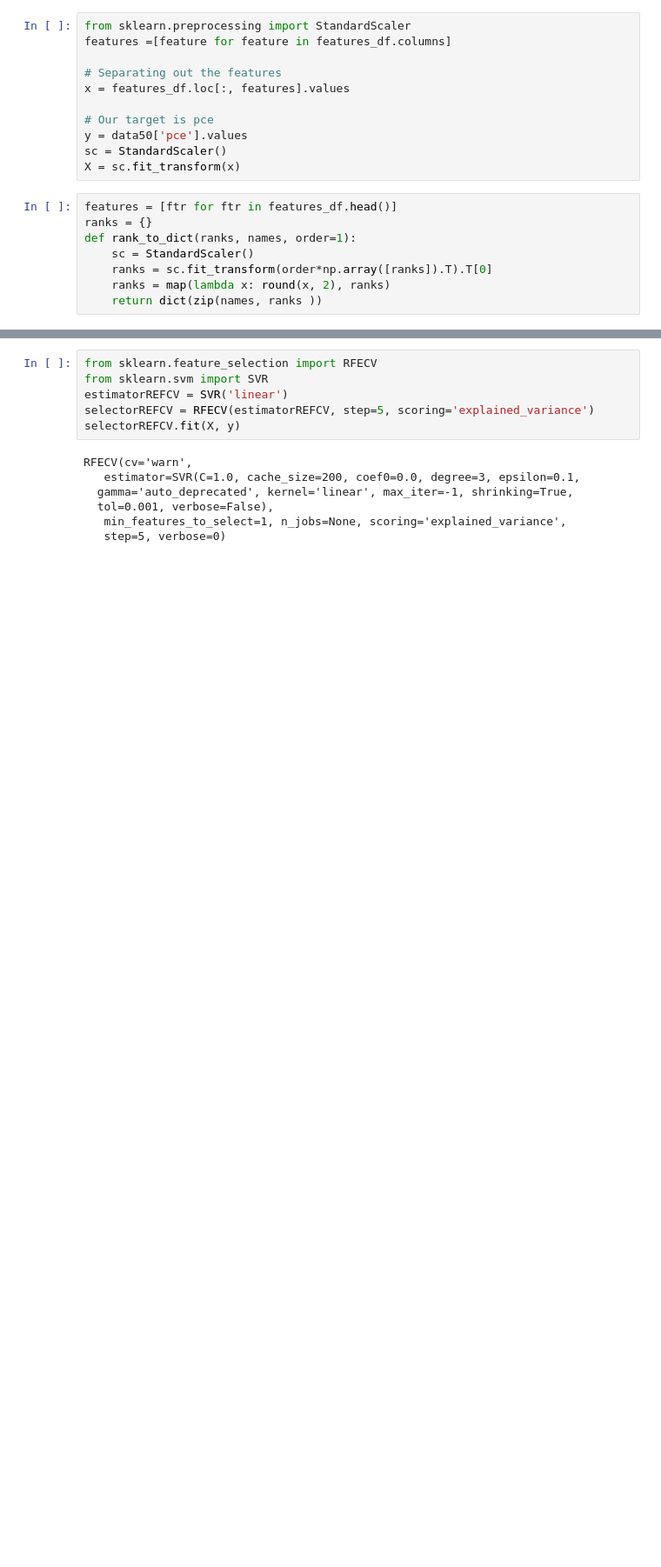
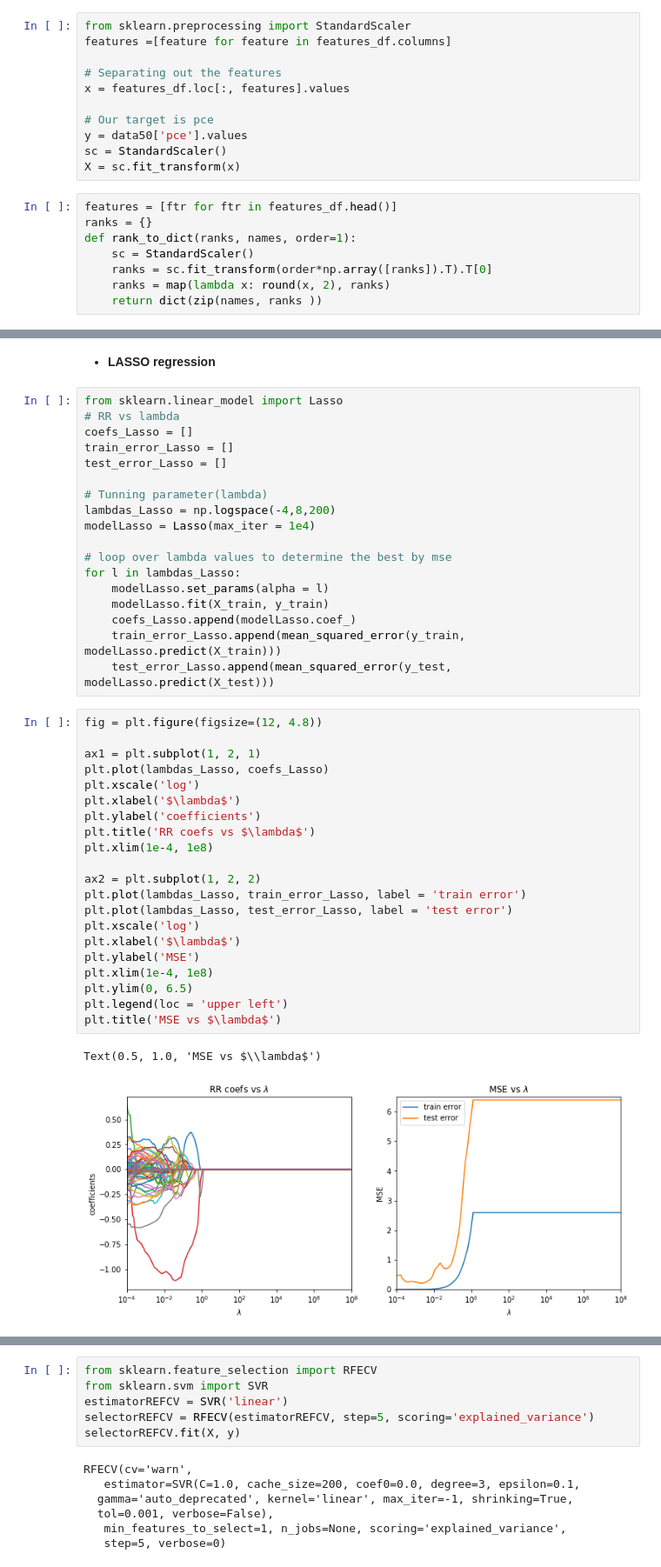
Before and after one commit to sjluozho/PV-Cell, a Jupyter notebook: PV-Cell/Data Cleaning/SelectFeatures.ipynb, the cells around one changed output, grey strips where cells are left out. Shown: that part at 87% size. Saved outputs shown, nothing was run; the diff lists cells and outputs as text; blank space fills up the shorter version.

Commit message:
Organized the structure of notebook. Added Kfold-validation, Lasso, REFCV, RandomForest.

```diff
--- a/PV-Cell/Data Cleaning/SelectFeatures.ipynb
+++ b/PV-Cell/Data Cleaning/SelectFeatures.ipynb
@@ -127,0 +198,44 @@ def rank_to_dict(ranks, names, order=1):
+# %% [markdown]
+* **LASSO regression**
+# %%
+from sklearn.linear_model import Lasso
+# RR vs lambda
+coefs_Lasso = []
+train_error_Lasso = []
+test_error_Lasso = []
+
+# Tunning parameter(lambda)
+lambdas_Lasso = np.logspace(-4,8,200)
+modelLasso = Lasso(max_iter = 1e4)
+
+# loop over lambda values to determine the best by mse
+for l in lambdas_Lasso:
+    modelLasso.set_params(alpha = l)
+    modelLasso.fit(X_train, y_train)
+    coefs_Lasso.append(modelLasso.coef_)
+    train_error_Lasso.append(mean_squared_error(y_train, modelLasso.predict(X_train)))
+    test_error_Lasso.append(mean_squared_error(y_test, modelLasso.predict(X_test)))
+# %%
+fig = plt.figure(figsize=(12, 4.8))
+
+ax1 = plt.subplot(1, 2, 1)
+plt.plot(lambdas_Lasso, coefs_Lasso)
+plt.xscale('log')
+plt.xlabel('$\lambda$')
+plt.ylabel('coefficients')
+plt.title('RR coefs vs $\lambda$')
+plt.xlim(1e-4, 1e8)
+
+ax2 = plt.subplot(1, 2, 2)
+plt.plot(lambdas_Lasso, train_error_Lasso, label = 'train error')
+plt.plot(lambdas_Lasso, test_error_Lasso, label = 'test error')
+plt.xscale('log')
+plt.xlabel('$\lambda$')
+plt.ylabel('MSE')
+plt.xlim(1e-4, 1e8)
+plt.ylim(0, 6.5)
+plt.legend(loc = 'upper left')
+plt.title('MSE vs $\lambda$')
+# %% [output]
+Text(0.5, 1.0, 'MSE vs $\\lambda$')
+[figure, added]
```
Also changed, not shown: parts of 27 cells of this notebook.
